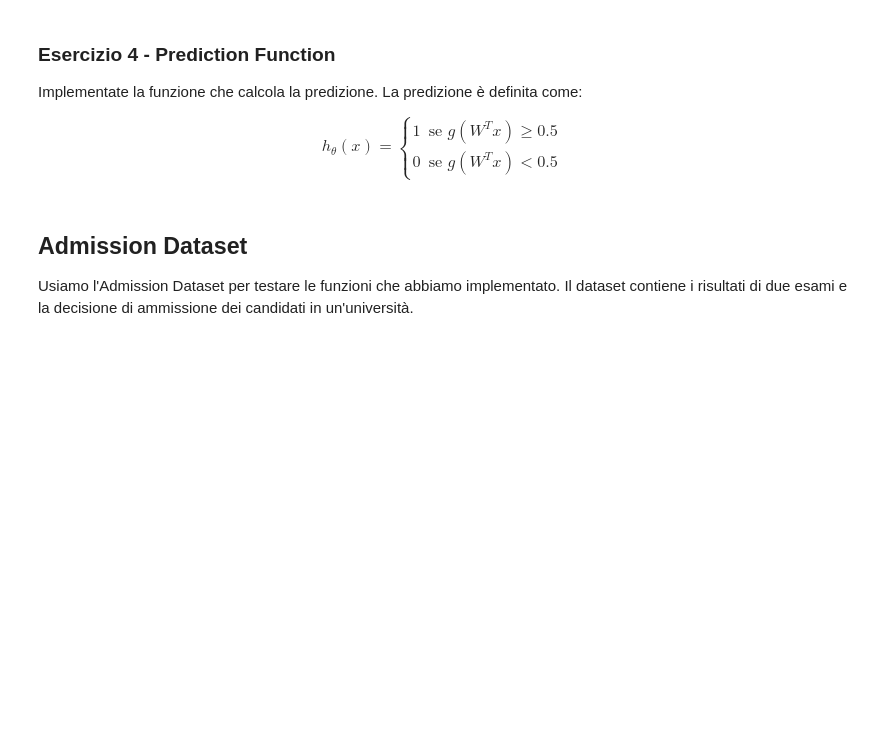
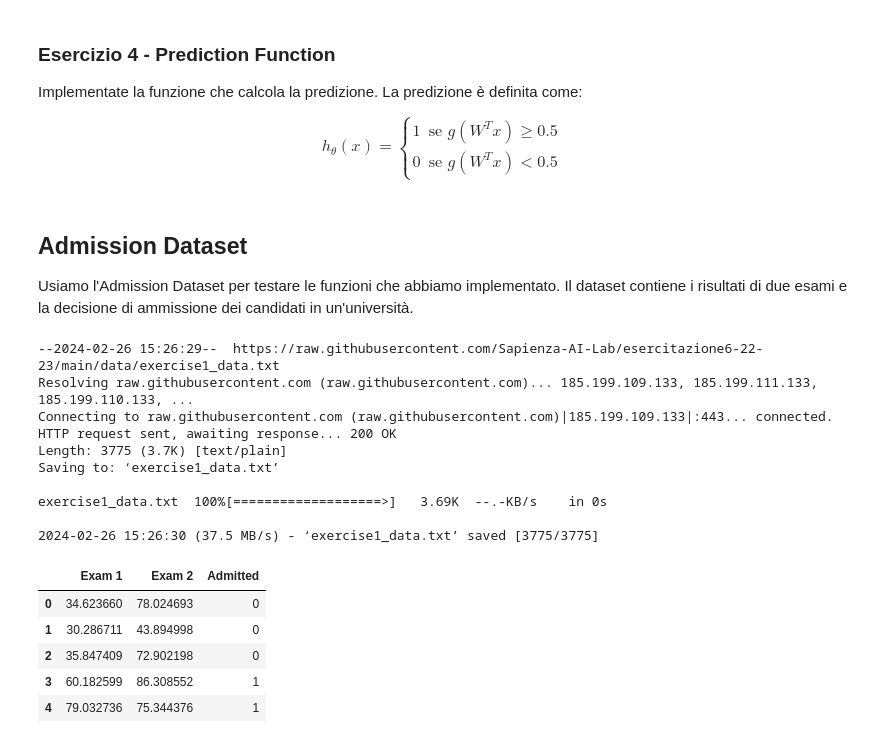
Before and after one commit to VivianPita/lab_iagi, a Jupyter notebook: Esercitazione6_1.ipynb, the cells around one changed output. Saved outputs shown, nothing was run; the diff lists cells and outputs as text; code cells hidden in the pictures; blank space fills up the shorter version.

```diff
--- a/Esercitazione6_1.ipynb
+++ b/Esercitazione6_1.ipynb
@@ -60,9 +77,27 @@ def predict(W, X):
 Usiamo l'Admission Dataset per testare le funzioni che abbiamo implementato. Il dataset contiene i risultati di due esami e la decisione di ammissione dei candidati in un'università.
 # %%
 # Load test data
-path = 'data/exercise1_data.txt'
+!wget -O exercise1_data.txt https://raw.githubusercontent.com/Sapienza-AI-Lab/esercitazione6-22-23/main/data/exercise1_data.txt
+path = 'exercise1_data.txt'
 data = pd.read_csv(path, header=None, names=['Exam 1', 'Exam 2', 'Admitted'])
 data.head()
+# %% [output]
+--2024-02-26 15:26:29--  https://raw.githubusercontent.com/Sapienza-AI-Lab/esercitazione6-22-23/main/data/exercise1_data.txt
+Resolving raw.githubusercontent.com (raw.githubusercontent.com)... 185.199.109.133, 185.199.111.133, 185.199.110.133, ...
+Connecting to raw.githubusercontent.com (raw.githubusercontent.com)|185.199.109.133|:443... connected.
+HTTP request sent, awaiting response... 200 OK
+Length: 3775 (3.7K) [text/plain]
+Saving to: ‘exercise1_data.txt’
+
+exercise1_data.txt  100%[===================>]   3.69K  --.-KB/s    in 0s
+
+2024-02-26 15:26:30 (37.5 MB/s) - ‘exercise1_data.txt’ saved [3775/3775]
+|  | Exam 1 | Exam 2 | Admitted |
+| 0 | 34.623660 | 78.024693 | 0 |
+| 1 | 30.286711 | 43.894998 | 0 |
+| 2 | 35.847409 | 72.902198 | 0 |
+| 3 | 60.182599 | 86.308552 | 1 |
+| 4 | 79.032736 | 75.344376 | 1 |
 # %%
 # Visualize data
 positive = data[data['Admitted'].isin([1])]
```
Also changed, not shown: parts of 11 cells of this notebook.
